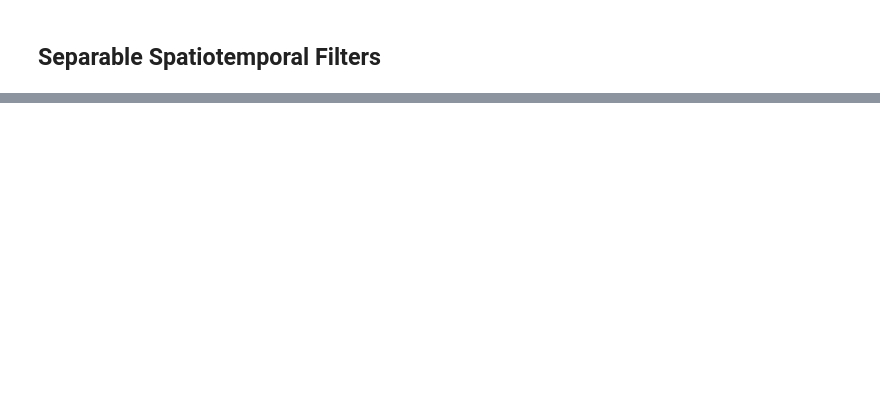
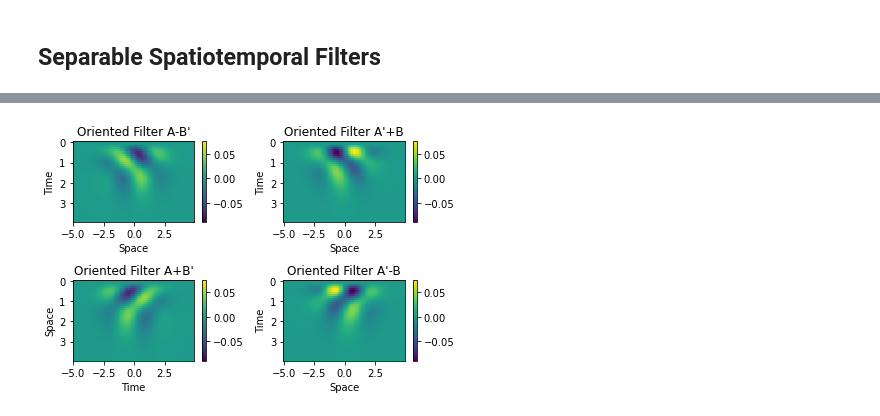
Before and after one commit to vdutell/linearfiltering, a Jupyter notebook: adelsonbergen1984.ipynb, the cells around one changed output, grey strips where cells are left out. Cells and saved outputs as stored; diff of their text form; code cells hidden in the pictures; blank space fills up the shorter version.

```diff
--- a/adelsonbergen1984.ipynb
+++ b/adelsonbergen1984.ipynb
@@ -152,0 +187,49 @@ plt.show()
+# %%
+a_minus_bp = st_response_a - st_response_bpr
+ap_plus_b = st_response_apr + st_response_b
+a_plus_bp = st_response_a + st_response_bpr
+ap_minus_b = st_response_apr - st_response_b
+
+rmin = np.min((a_minus_bp, ap_plus_b, a_plus_bp, ap_minus_b))
+rmax = np.max((a_minus_bp, ap_plus_b, a_plus_bp, ap_minus_b))
+norm = mpl.colors.Normalize(vmin=rmin, vmax=rmax)
+
+#plot
+plt.subplot(2,2,1)
+plt.pcolormesh(space,times,a_minus_bp.T, norm=norm, shading='auto')
+plt.gca().invert_yaxis()
+plt.ylabel('Time')
+plt.xlabel('Space')
+plt.colorbar()
+plt.title("Oriented Filter A-B'")
+
+plt.subplot(2,2,2)
+plt.pcolormesh(space,times,ap_plus_b.T, norm=norm, shading='auto')
+plt.gca().invert_yaxis()
+plt.ylabel('Time')
+plt.xlabel('Space')
+plt.colorbar()
+plt.title("Oriented Filter A'+B")
+plt.tight_layout()
+
+
+plt.subplot(2,2,3)
+plt.pcolormesh(space,times,a_plus_bp.T, norm=norm, shading='auto')
+plt.gca().invert_yaxis()
+plt.ylabel('Space')
+plt.xlabel('Time')
+plt.colorbar()
+plt.title("Oriented Filter A+B'")
+plt.tight_layout()
+
+plt.subplot(2,2,4)
+plt.pcolormesh(space,times,ap_minus_b.T, norm=norm, shading='auto')
+plt.gca().invert_yaxis()
+plt.ylabel('Time')
+plt.xlabel('Space')
+plt.colorbar()
+plt.title("Oriented Filter A'-B")
+
+plt.show()
+# %% [output]
+[figure, added]
```
Also changed, not shown: parts of 9 cells of this notebook.
